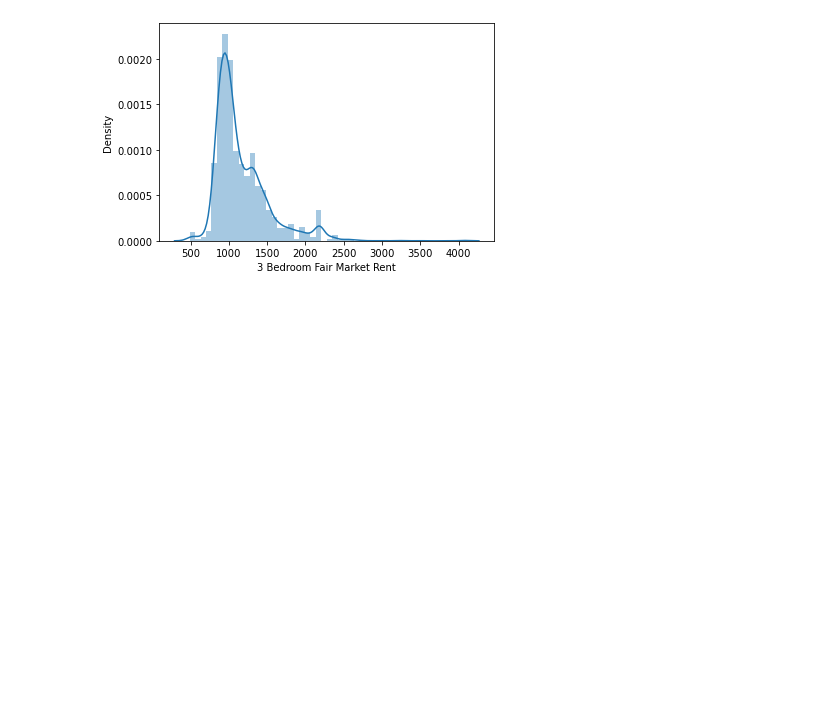
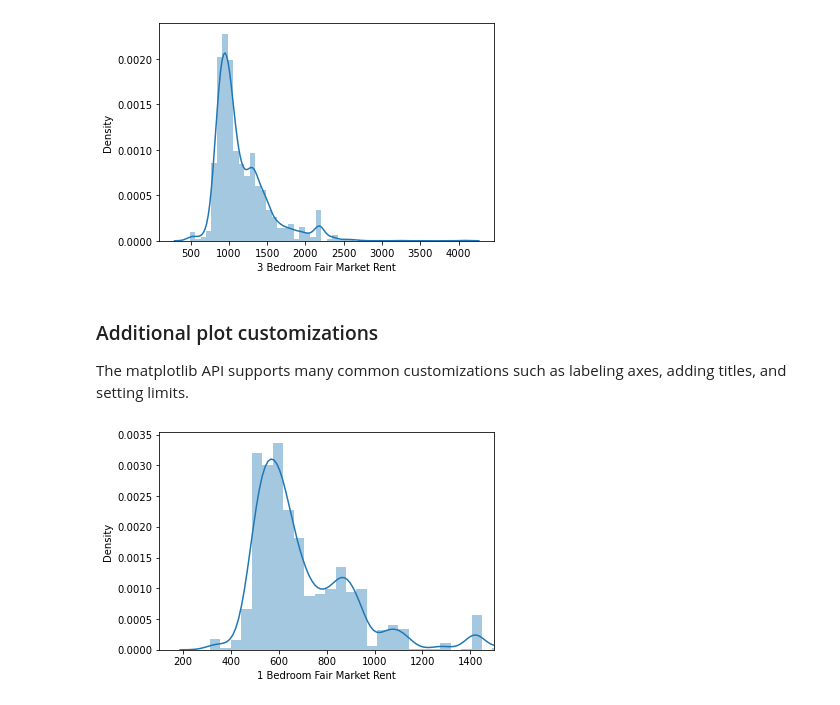
Before and after one commit to Yira-Yareth/Data_Visualization_with_Seaborn, a Jupyter notebook: Customizing_with_matplotlib.ipynb, the cells around one changed output. Cells and saved outputs as stored; diff of their text form; code cells hidden in the pictures; blank space fills up the shorter version.

```diff
--- a/Customizing_with_matplotlib.ipynb
+++ b/Customizing_with_matplotlib.ipynb
@@ -45,3 +45,24 @@ ax.set(xlabel="3 Bedroom Fair Market Rent")
 plt.show()
 # %% [output]
 [figure]
+# %% [markdown]
+### Additional plot customizations
+
+The matplotlib API supports many common customizations such as labeling axes, adding titles, and setting limits.
+# %%
+# Create a figure and axes
+fig, ax = plt.subplots()
+
+# Plot the distribution of 1 bedroom rents
+sns.distplot(df['fmr_1'], ax=ax)
+
+# Modify the properties of the plot
+ax.set(xlabel="1 Bedroom Fair Market Rent",
+       #Change the x axis limits to be between 100 and 1500
+       xlim=(100,1500),
+       label="US Rent")
+
+# Display the plot
+plt.show()
+# %% [output]
+[figure, added]
```
Also changed, not shown: parts of 2 cells of this notebook.
